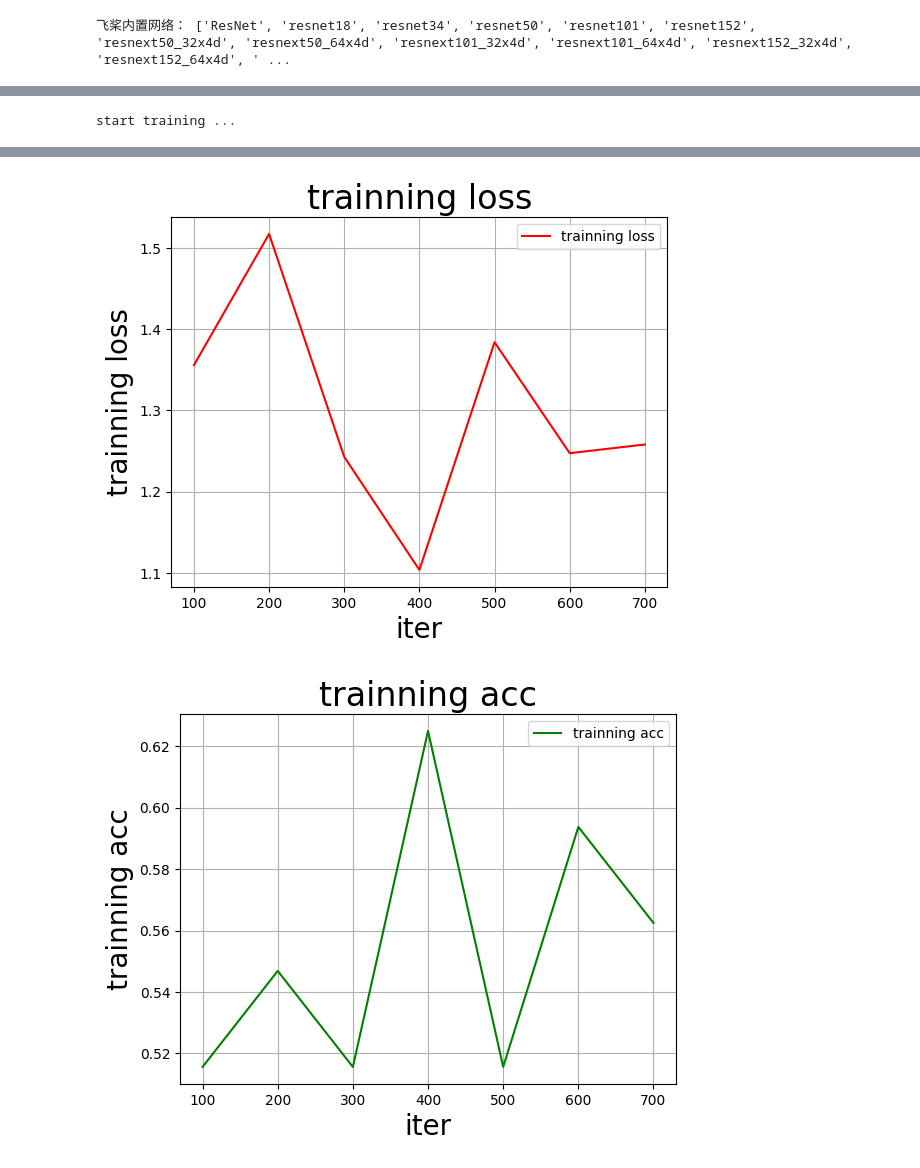
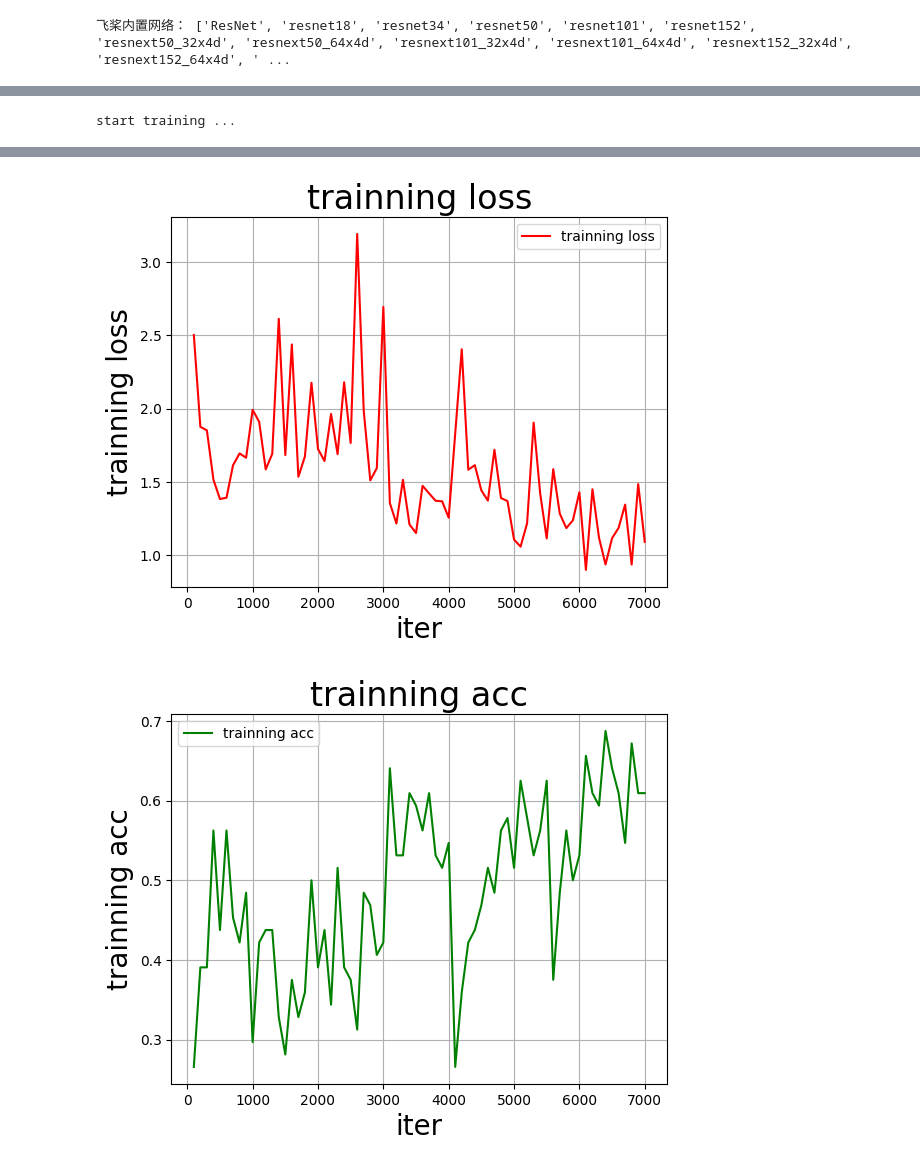
Before and after one commit to haolian123/CV, a Jupyter notebook: 4基于ResNet-50的CIFAR10数据分类/main.ipynb, the cells around one changed output, grey strips where cells are left out. Cells and saved outputs as stored; diff of their text form; code cells hidden in the pictures.

```diff
--- a/4基于ResNet-50的CIFAR10数据分类/main.ipynb
+++ b/4基于ResNet-50的CIFAR10数据分类/main.ipynb
@@ -21,7 +21,7 @@ train_parameters = {
     "input_size": [3, 32, 32],                           #输入图片的shape
     "src_path":"data/cifar-10-python.tar.gz",       #原始数据集路径
     "target_path":"cifar-10-batches-py",        #要解压的路径
-    "num_epochs": 1,                                    #训练轮数
+    "num_epochs": 10,                                    #训练轮数
     "train_batch_size": 64,                             #批次的大小
     "learning_strategy": {                              #优化函数相关的配置
         "lr": 0.001                                     #超参数学习率
@@ -159,6 +161,7 @@ print('飞桨内置网络：', paddle.vision.models.__all__)
 # %% [output]
 飞桨内置网络： ['ResNet', 'resnet18', 'resnet34', 'resnet50', 'resnet101', 'resnet152', 'resnext50_32x4d', 'resnext50_64x4d', 'resnext101_32x4d', 'resnext101_64x4d', 'resnext152_32x4d', 'resnext152_64x4d', ' ...
 # %%
-model = paddle.vision.models.resnet18()
+model = paddle.vision.models.resnet50()
+save_path='resnet50'
 paddle.summary(model,(1,3,32,32))
 # %% [output]
@@ -223,7 +226,8 @@ for epoch in range(epoch_num):
         loss.backward()
         opt.step()
         opt.clear_grad() #opt.clear_grad()来重置梯度
-paddle.save(model.state_dict(),'resnet18')#保存模型
+
+paddle.save(model.state_dict(),save_path)#保存模型
 draw_process("trainning loss","red",Iters,total_loss,"trainning loss")
 draw_process("trainning acc","green",Iters,total_acc,"trainning acc")
 # %% [output]
@@ -238,2 +252,2 @@ train_pass:0,batch_id:700,train_loss:[1.2579422],train_acc:[0.5625]
-[figure, old version]
+[figure, new version]
-[figure, old version]
+[figure, new version]
```
Also changed, not shown: parts of 5 cells of this notebook.
